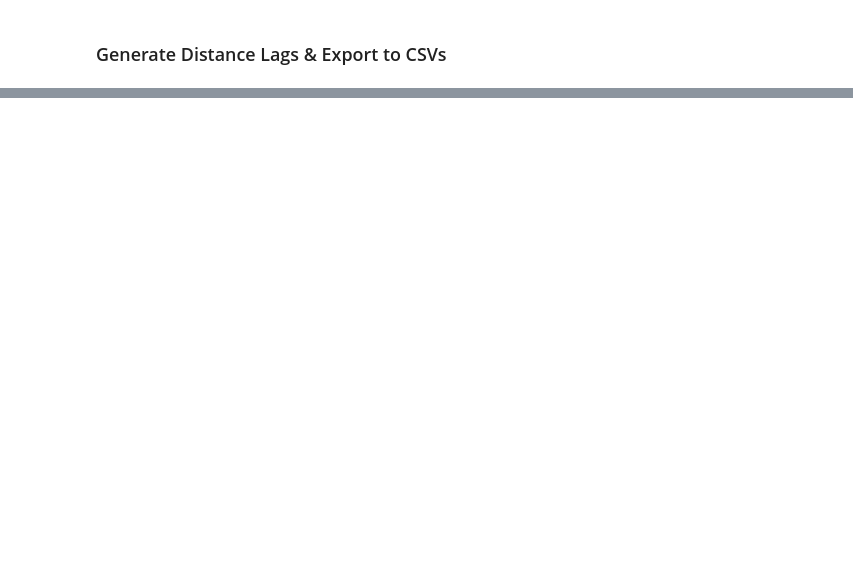
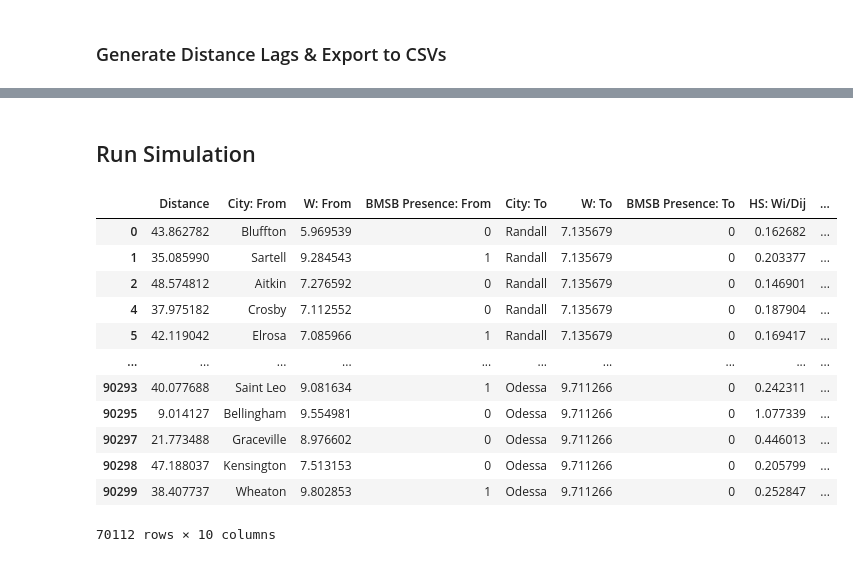
Before and after one commit to lukezaruba/minnesota-bmsb-analysis, a Jupyter notebook: notebooks/03-analysis.ipynb, the cells around one changed output, grey strips where cells are left out. Saved outputs shown, nothing was run; the diff lists cells and outputs as text; code cells hidden in the pictures; blank space fills up the shorter version.

Commit message:
Model Updates

```diff
--- a/notebooks/03-analysis.ipynb
+++ b/notebooks/03-analysis.ipynb
@@ -57,0 +126,5 @@ arcpy.conversion.ExportTable(
+# %%
+# Calculate Weights/Probabilities
+cities_df["Wi"] = cities_df[["LC: Urban %", "LC: Ag % (Inv)", "Population (Z)", "Elevation: Median (Z - Inv)", "Weather: Mean Max Temp (Z)"]].sum(axis=1)
+
+cities_df["Wi"].describe()
@@ -57,0 +141,5 @@ arcpy.conversion.ExportTable(
+# %%
+# Drop Unneeded Columns
+cities_df = cities_df[["OBJECTID", "City", "Wi", "Observations: Presence"]].copy()
+
+cities_df
@@ -57,0 +162,6 @@ arcpy.conversion.ExportTable(
+# %%
+lags_df = pd.read_csv("../data/model/distances.csv")
+
+lags_df = lags_df.drop(["OID_", "Shape_Length"], axis=1)
+
+lags_df
@@ -57,0 +184,21 @@ arcpy.conversion.ExportTable(
+# %%
+# Join
+final_df = lags_df.merge(cities_df, left_on="ORIG_FID", right_on="OBJECTID")
+final_df = final_df.merge(cities_df, left_on="DEST_FID", right_on="OBJECTID", suffixes=("", "_TO"))
+
+# Drop Columns
+final_df = final_df.drop(["ORIG_FID", "DEST_FID", "OBJECTID", "OBJECTID_TO", "Observations: Presence_TO"], axis=1)
+
+# Add Empty End Presence Field
+final_df["BMSB Presence: j"] = 0
+
+# Rename Columns
+final_df.columns = ["Distance", "City: From", "W: From", "BMSB Presence: From", "City: To", "W: To", "BMSB Presence: To"]
+
+# Drop Rows Where To/From are Same
+final_df = final_df[final_df["City: From"] != final_df["City: To"]]
+
+# Drop Long Distances
+final_df = final_df.loc[final_df["Distance"] < 50]
+
+final_df
@@ -57,0 +219,24 @@ arcpy.conversion.ExportTable(
+# %% [markdown]
+## Run Simulation
+# %%
+# Run Simple Huff Model - No Distance Decay
+huff_simple = Simulation(final_df)
+
+# Run 100 Iterations
+hs_df = huff_simple.monte_carlo("HUFF_SIMPLE", 100, True)
+
+hs_df
+# %% [output]
+|  | Distance | City: From | W: From | BMSB Presence: From | City: To | W: To | BMSB Presence: To | HS: Wi/Dij | ... |
+| 0 | 43.862782 | Bluffton | 5.969539 | 0 | Randall | 7.135679 | 0 | 0.162682 | ... |
+| 1 | 35.085990 | Sartell | 9.284543 | 1 | Randall | 7.135679 | 0 | 0.203377 | ... |
+| 2 | 48.574812 | Aitkin | 7.276592 | 0 | Randall | 7.135679 | 0 | 0.146901 | ... |
+| 4 | 37.975182 | Crosby | 7.112552 | 0 | Randall | 7.135679 | 0 | 0.187904 | ... |
+| 5 | 42.119042 | Elrosa | 7.085966 | 1 | Randall | 7.135679 | 0 | 0.169417 | ... |
+| ... | ... | ... | ... | ... | ... | ... | ... | ... | ... |
+| 90293 | 40.077688 | Saint Leo | 9.081634 | 1 | Odessa | 9.711266 | 0 | 0.242311 | ... |
+| 90295 | 9.014127 | Bellingham | 9.554981 | 0 | Odessa | 9.711266 | 0 | 1.077339 | ... |
+| 90297 | 21.773488 | Graceville | 8.976602 | 0 | Odessa | 9.711266 | 0 | 0.446013 | ... |
+| 90298 | 47.188037 | Kensington | 7.513153 | 0 | Odessa | 9.711266 | 0 | 0.205799 | ... |
+| 90299 | 38.407737 | Wheaton | 9.802853 | 1 | Odessa | 9.711266 | 0 | 0.252847 | ... |
+70112 rows × 10 columns
```
Also changed, not shown: parts of 24 cells of this notebook, 4 other files.
